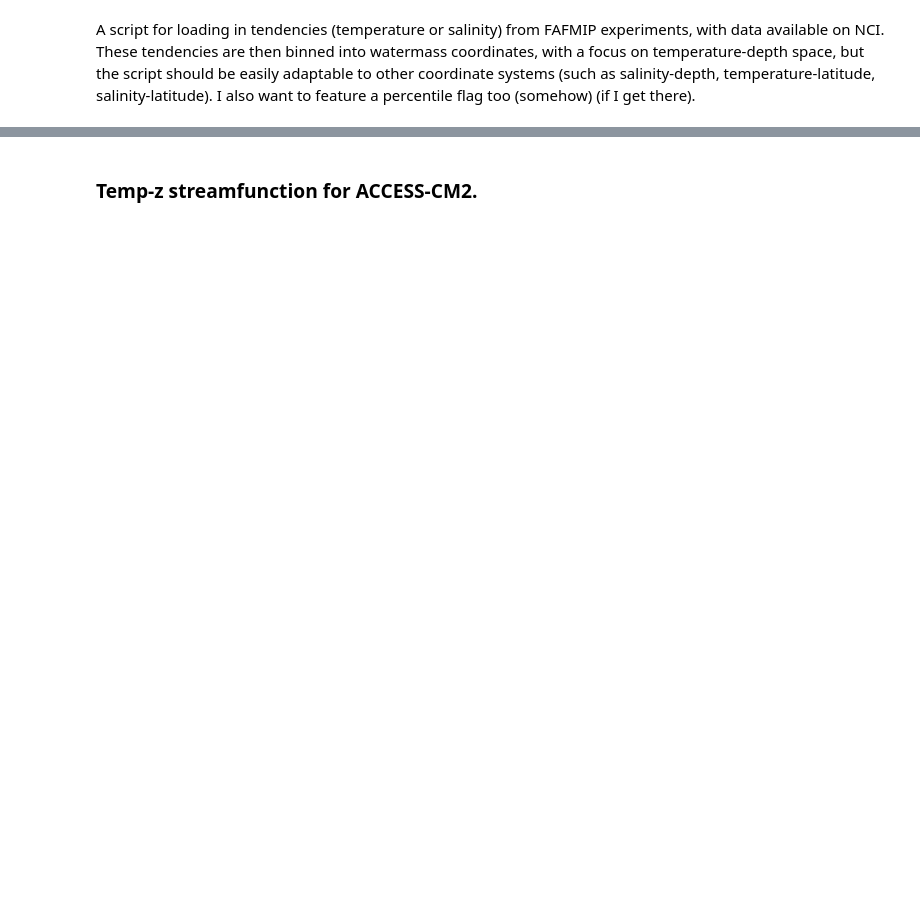
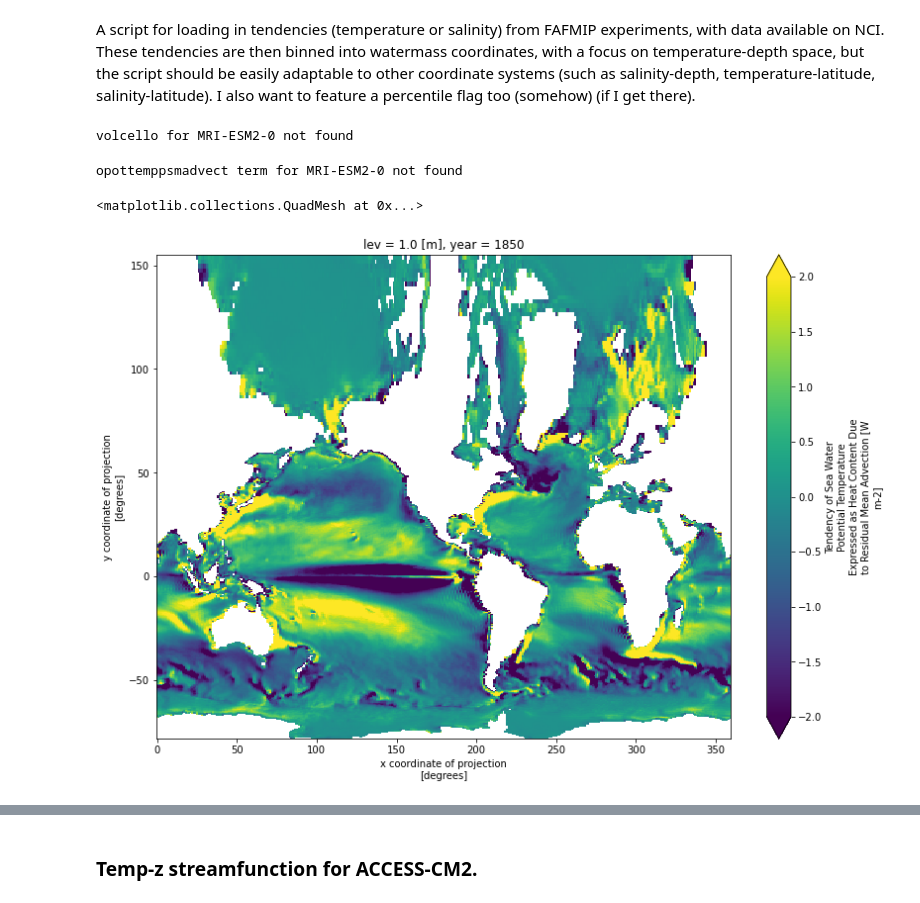
Before and after one commit to mpudig/AABW_HeatUptakePotential, a Jupyter notebook: FAFMIP_models.ipynb, the cells around one changed output, grey strips where cells are left out. Drawn from its saved outputs; the diff is of its cells as text; code cells hidden in the pictures; blank space fills up the shorter version.

```diff
--- a/FAFMIP_models.ipynb
+++ b/FAFMIP_models.ipynb
@@ -185,3 +273,16 @@ def load_faf_expt_tendencies(model_name, faf_expt_name, variable_type):
 
 
     return variables, areacello, volcello
+# %%
+MRI_adv = xr.open_mfdataset(path_oi10 + 'MRI' + '/' + 'MRI-ESM2-0' + '/' + 'faf-passiveheat' + '/*/' + 'Oyr/' + 'opottemp' + 'rmadvect' + '/gn/*/*.nc')['opottemprmadvect'].groupby('time.year').mean('time', keep_attrs=True)
+# %%
+MRI_adv_regrid = load_faf_expt_tendencies('MRI-ESM2-0', 'faf-passiveheat', 'temperature')[0][2]
+# %% [output]
+volcello for MRI-ESM2-0 not found
+opottemppsmadvect term for MRI-ESM2-0 not found
+# %%
+plt.figure(figsize=(13,9))
+MRI_adv.isel(year=0,lev=0).plot(vmin=-2,vmax=2)
+# %% [output]
+<matplotlib.collections.QuadMesh at 0x...>
+[figure, added]
```
Also changed, not shown: parts of 50 cells of this notebook.
